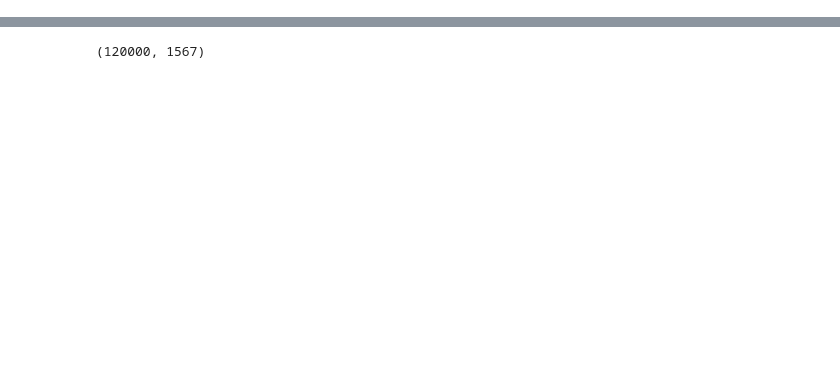
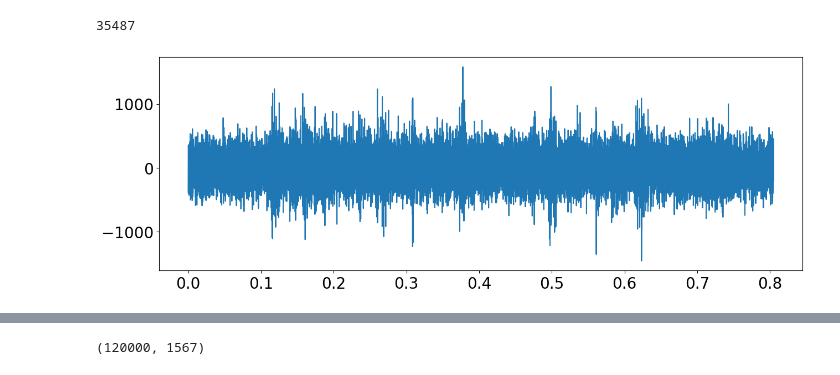
Before and after one commit to bradlipovsky/interferometry-for-orcas, a Jupyter notebook: xc.ipynb, the cells around one changed output, grey strips where cells are left out. Cells and saved outputs as stored; diff of their text form; code cells hidden in the pictures; blank space fills up the shorter version.

```diff
--- a/xc.ipynb
+++ b/xc.ipynb
@@ -82,0 +69,11 @@ plt.show()
+# %%
+windowed_data = filtered_data[int(t0*sample_rate):int(t1*sample_rate)]
+windowed_times = np.arange(len(windowed_data)) / sample_rate
+# Plot the windowed waveform
+plt.figure(figsize=(15, 5))
+plt.plot(windowed_times, windowed_data[:,0]) ##if multi-channel
+
+print(len(windowed_data))
+# %% [output]
+35487
+[figure, added]
```
Also changed, not shown: parts of 22 cells of this notebook.
